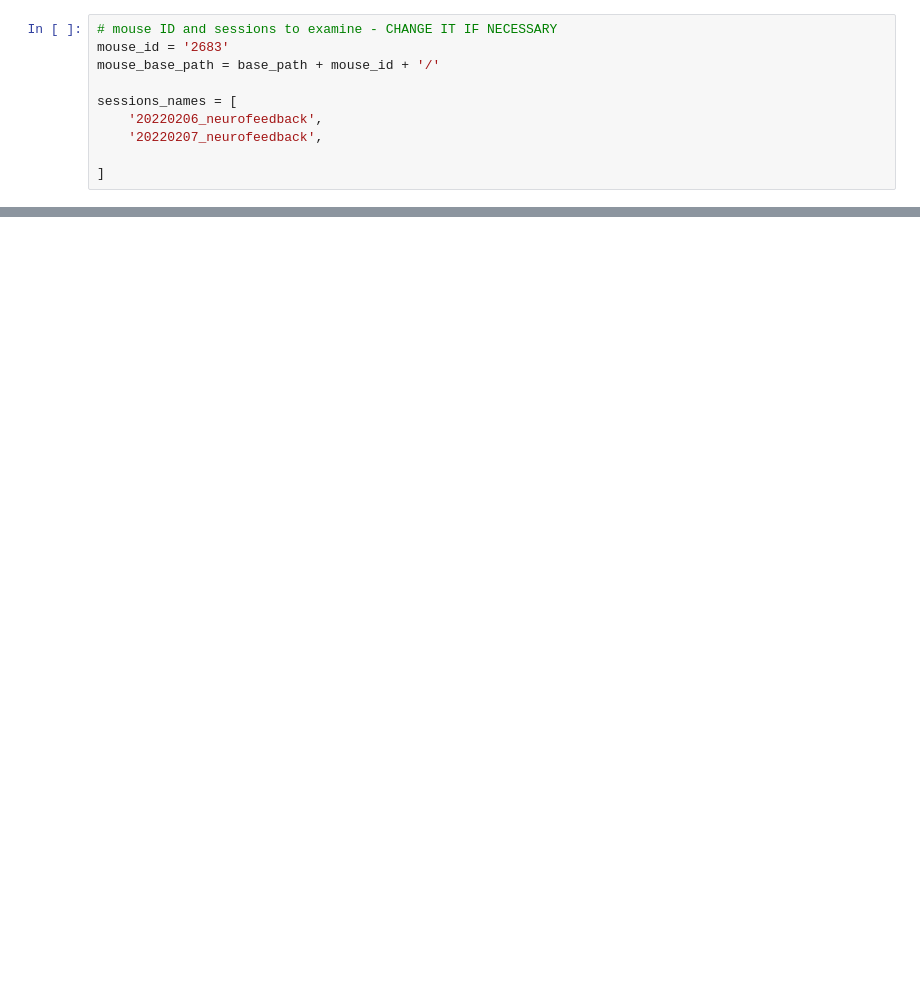
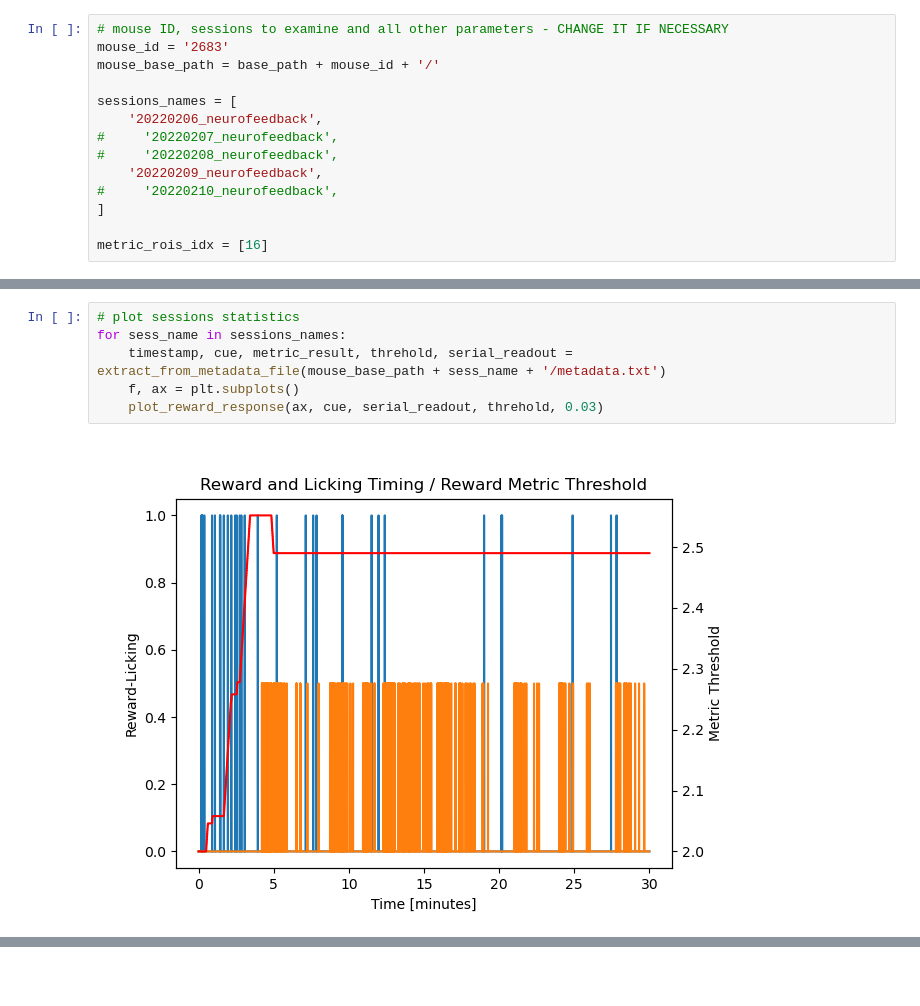
Before and after one commit to PBLab/WideFlow, a Jupyter notebook: wideflow/show_results.ipynb, the cells around one changed output, grey strips where cells are left out. Drawn from its saved outputs; the diff is of its cells as text; blank space fills up the shorter version.

```diff
--- a/wideflow/show_results.ipynb
+++ b/wideflow/show_results.ipynb
@@ -109,13 +25,17 @@ cortex_map_path = '/data/Rotem/Wide Field/WideFlow/data/cortex_map/allen_2d_cort
 # %%
-# mouse ID and sessions to examine - CHANGE IT IF NECESSARY
+# mouse ID, sessions to examine and all other parameters - CHANGE IT IF NECESSARY
 mouse_id = '2683'
 mouse_base_path = base_path + mouse_id + '/'
 
 sessions_names = [
     '20220206_neurofeedback',
-    '20220207_neurofeedback',
+#     '20220207_neurofeedback',
+#     '20220208_neurofeedback',
+    '20220209_neurofeedback',
+#     '20220210_neurofeedback',
+]
 
-]
+metric_rois_idx = [16]
 # %%
 # load data
 with h5py.File(cortex_map_path, 'r') as f:
@@ -135,3 +55,11 @@ non_metric_bool_arr = np.invert(metric_bool_arr)
 sessions_stats = {}
 with h5py.File(statistics_path, 'a') as f:
     decompose_h5_groups_to_dict(f, sessions_stats, f'/{mouse_id}/')
+# %%
+# plot sessions statistics
+for sess_name in sessions_names:
+    timestamp, cue, metric_result, threhold, serial_readout = extract_from_metadata_file(mouse_base_path + sess_name + '/metadata.txt')
+    f, ax = plt.subplots()
+    plot_reward_response(ax, cue, serial_readout, threhold, 0.03)
+# %% [output]
+[figure, added]
```
Also changed, not shown: parts of 11 cells of this notebook, 6 other files.
